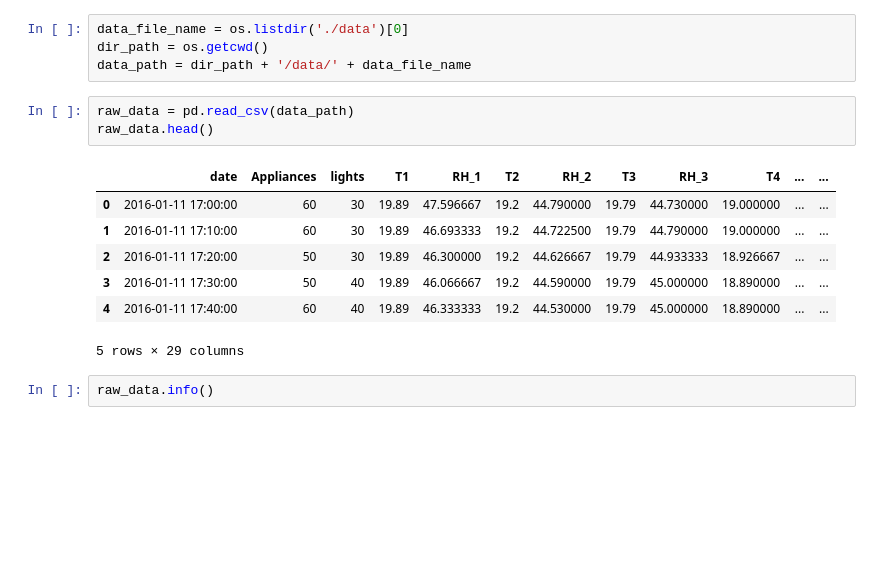
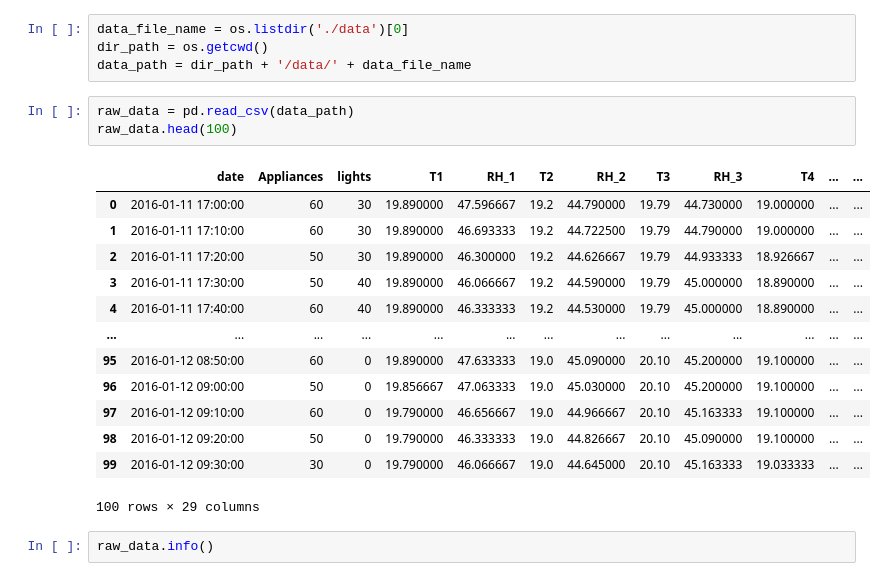
Before and after one commit to funkywoong/Appliances-energy-prediction, a Jupyter notebook: EDA.ipynb, the cells around one changed output. Drawn from its saved outputs; the diff is of its cells as text; blank space fills up the shorter version.

```diff
--- a/EDA.ipynb
+++ b/EDA.ipynb
@@ -18,15 +20,21 @@ dir_path = os.getcwd()
 data_path = dir_path + '/data/' + data_file_name
 # %%
 raw_data = pd.read_csv(data_path)
-raw_data.head()
+raw_data.head(100)
 # %% [output]
 |  | date | Appliances | lights | T1 | RH_1 | T2 | RH_2 | T3 | RH_3 | T4 | ... | ... |
-| 0 | 2016-01-11 17:00:00 | 60 | 30 | 19.89 | 47.596667 | 19.2 | 44.790000 | 19.79 | 44.730000 | 19.000000 | ... | ... |
-| 1 | 2016-01-11 17:10:00 | 60 | 30 | 19.89 | 46.693333 | 19.2 | 44.722500 | 19.79 | 44.790000 | 19.000000 | ... | ... |
-| 2 | 2016-01-11 17:20:00 | 50 | 30 | 19.89 | 46.300000 | 19.2 | 44.626667 | 19.79 | 44.933333 | 18.926667 | ... | ... |
-| 3 | 2016-01-11 17:30:00 | 50 | 40 | 19.89 | 46.066667 | 19.2 | 44.590000 | 19.79 | 45.000000 | 18.890000 | ... | ... |
-| 4 | 2016-01-11 17:40:00 | 60 | 40 | 19.89 | 46.333333 | 19.2 | 44.530000 | 19.79 | 45.000000 | 18.890000 | ... | ... |
+| 0 | 2016-01-11 17:00:00 | 60 | 30 | 19.890000 | 47.596667 | 19.2 | 44.790000 | 19.79 | 44.730000 | 19.000000 | ... | ... |
+| 1 | 2016-01-11 17:10:00 | 60 | 30 | 19.890000 | 46.693333 | 19.2 | 44.722500 | 19.79 | 44.790000 | 19.000000 | ... | ... |
+| 2 | 2016-01-11 17:20:00 | 50 | 30 | 19.890000 | 46.300000 | 19.2 | 44.626667 | 19.79 | 44.933333 | 18.926667 | ... | ... |
+| 3 | 2016-01-11 17:30:00 | 50 | 40 | 19.890000 | 46.066667 | 19.2 | 44.590000 | 19.79 | 45.000000 | 18.890000 | ... | ... |
+| 4 | 2016-01-11 17:40:00 | 60 | 40 | 19.890000 | 46.333333 | 19.2 | 44.530000 | 19.79 | 45.000000 | 18.890000 | ... | ... |
+| ... | ... | ... | ... | ... | ... | ... | ... | ... | ... | ... | ... | ... |
+| 95 | 2016-01-12 08:50:00 | 60 | 0 | 19.890000 | 47.633333 | 19.0 | 45.090000 | 20.10 | 45.200000 | 19.100000 | ... | ... |
+| 96 | 2016-01-12 09:00:00 | 50 | 0 | 19.856667 | 47.063333 | 19.0 | 45.030000 | 20.10 | 45.200000 | 19.100000 | ... | ... |
+| 97 | 2016-01-12 09:10:00 | 60 | 0 | 19.790000 | 46.656667 | 19.0 | 44.966667 | 20.10 | 45.163333 | 19.100000 | ... | ... |
+| 98 | 2016-01-12 09:20:00 | 50 | 0 | 19.790000 | 46.333333 | 19.0 | 44.826667 | 20.10 | 45.090000 | 19.100000 | ... | ... |
+| 99 | 2016-01-12 09:30:00 | 30 | 0 | 19.790000 | 46.066667 | 19.0 | 44.645000 | 20.10 | 45.163333 | 19.033333 | ... | ... |
-5 rows × 29 columns
+100 rows × 29 columns
 # %%
 raw_data.info()
 # %% [output]
```
Also changed, not shown: parts of 17 cells of this notebook.
